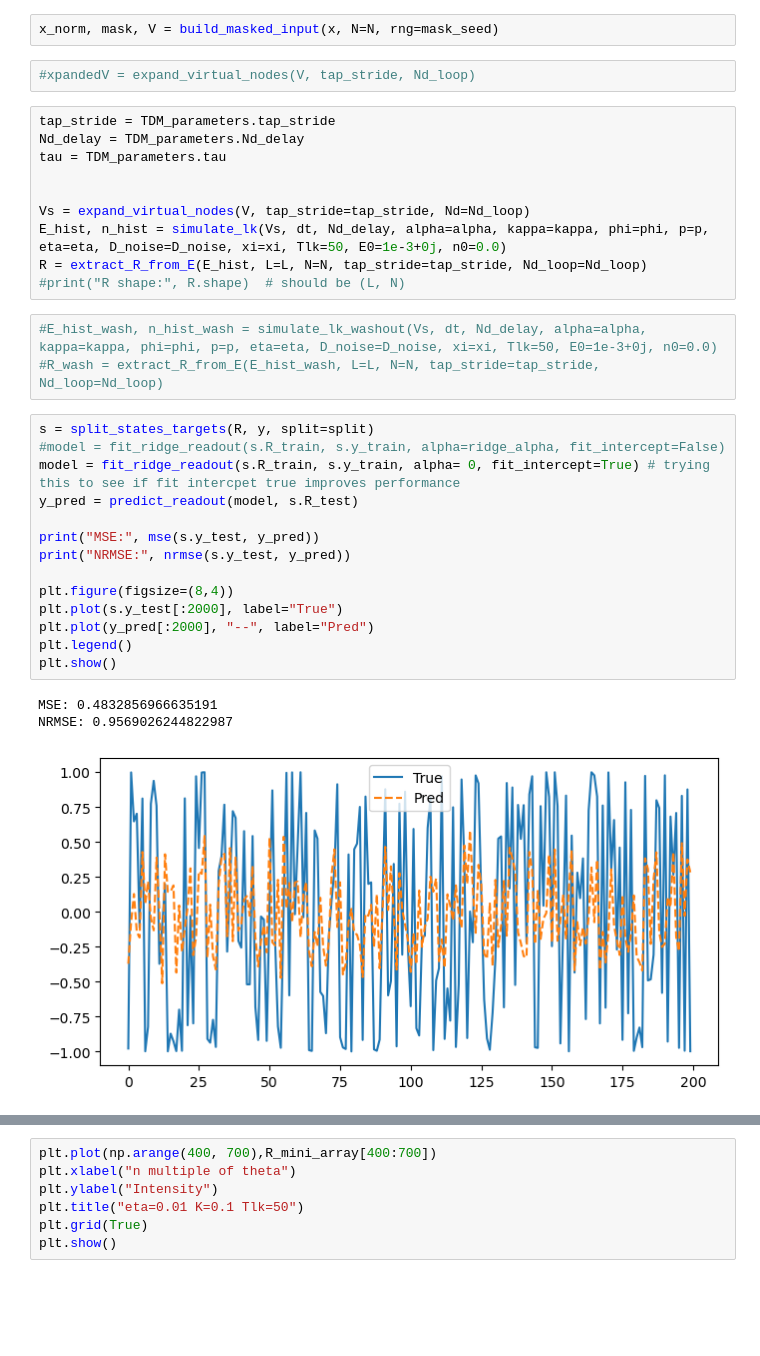
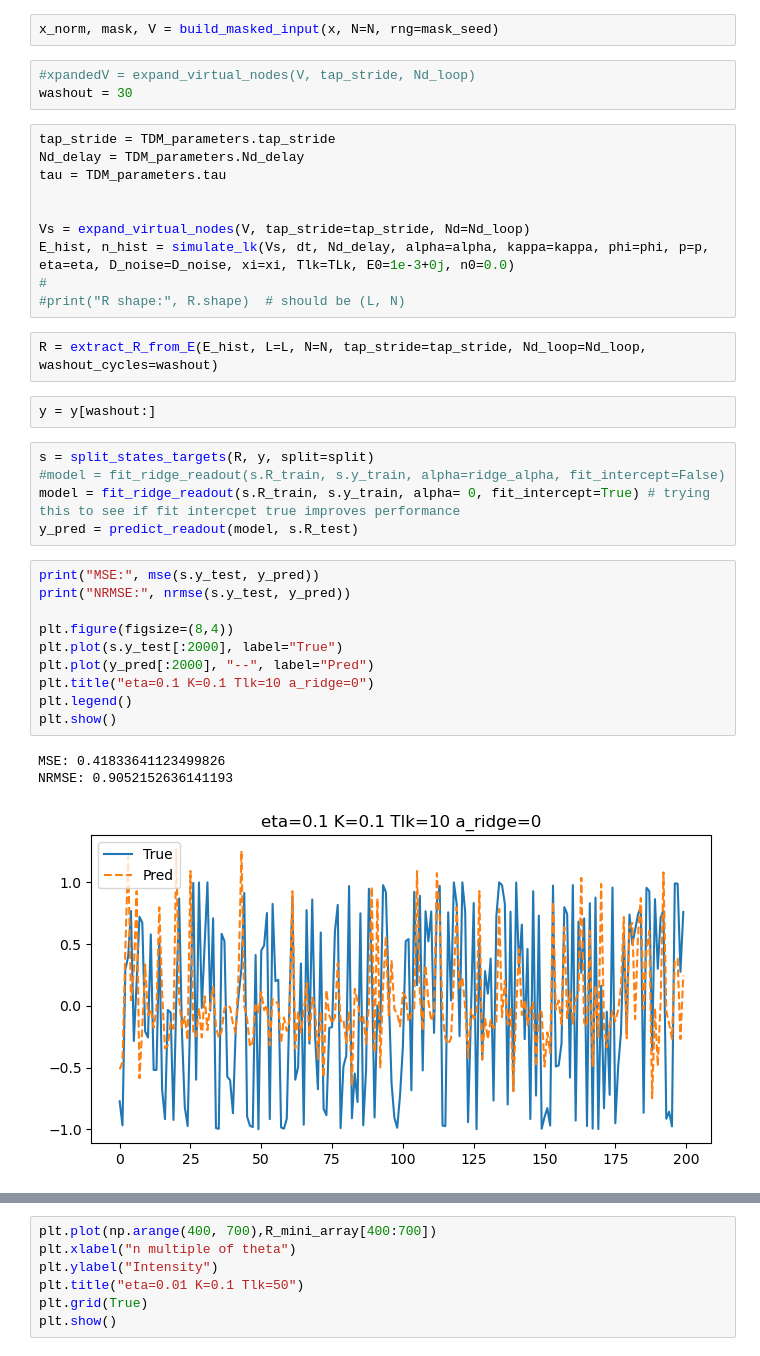
Before and after one commit to 1JAGs1/Training-Strategies-for-RC-photonic-systems, a Jupyter notebook: Notebooks_Experiments/LK_resevoir_W_feedback_2_usingSRC.ipynb, the cells around one changed output, grey strips where cells are left out. Cells and saved outputs as stored; diff of their text form; blank space fills up the shorter version.

```diff
--- a/Notebooks_Experiments/LK_resevoir_W_feedback_2_usingSRC.ipynb
+++ b/Notebooks_Experiments/LK_resevoir_W_feedback_2_usingSRC.ipynb
@@ -144,6 +57,7 @@ x, y = task.x, task.y
 x_norm, mask, V = build_masked_input(x, N=N, rng=mask_seed)
 # %%
 #xpandedV = expand_virtual_nodes(V, tap_stride, Nd_loop)
+washout = 30
 # %%
 tap_stride = TDM_parameters.tap_stride
 Nd_delay = TDM_parameters.Nd_delay
@@ -151,30 +65,32 @@ tau = TDM_parameters.tau
 
 
 Vs = expand_virtual_nodes(V, tap_stride=tap_stride, Nd=Nd_loop)
-E_hist, n_hist = simulate_lk(Vs, dt, Nd_delay, alpha=alpha, kappa=kappa, phi=phi, p=p, eta=eta, D_noise=D_noise, xi=xi, Tlk=50, E0=1e-3+0j, n0=0.0)
-R = extract_R_from_E(E_hist, L=L, N=N, tap_stride=tap_stride, Nd_loop=Nd_loop)
+E_hist, n_hist = simulate_lk(Vs, dt, Nd_delay, alpha=alpha, kappa=kappa, phi=phi, p=p, eta=eta, D_noise=D_noise, xi=xi, Tlk=TLk, E0=1e-3+0j, n0=0.0)
+#
 #print("R shape:", R.shape)  # should be (L, N)
+# %%
+R = extract_R_from_E(E_hist, L=L, N=N, tap_stride=tap_stride, Nd_loop=Nd_loop, washout_cycles=washout)
 # %%
-#E_hist_wash, n_hist_wash = simulate_lk_washout(Vs, dt, Nd_delay, alpha=alpha, kappa=kappa, phi=phi, p=p, eta=eta, D_noise=D_noise, xi=xi, Tlk=50, E0=1e-3+0j, n0=0.0)
-#R_wash = extract_R_from_E(E_hist_wash, L=L, N=N, tap_stride=tap_stride, Nd_loop=Nd_loop)
+y = y[washout:]
 # %%
 s = split_states_targets(R, y, split=split)
 #model = fit_ridge_readout(s.R_train, s.y_train, alpha=ridge_alpha, fit_intercept=False)
 model = fit_ridge_readout(s.R_train, s.y_train, alpha= 0, fit_intercept=True) # trying this to see if fit intercpet true improves performance
 y_pred = predict_readout(model, s.R_test)
-
-print("MSE:", mse(s.y_test, y_pred))
-print("NRMSE:", nrmse(s.y_test, y_pred))
-
-plt.figure(figsize=(8,4))
-plt.plot(s.y_test[:2000], label="True")
-plt.plot(y_pred[:2000], "--", label="Pred")
-plt.legend()
-plt.show()
-# %% [output]
-MSE: 0.4832856966635191
-NRMSE: 0.9569026244822987
-[figure, removed]
+# %%
+print("MSE:", mse(s.y_test, y_pred))
+print("NRMSE:", nrmse(s.y_test, y_pred))
+
+plt.figure(figsize=(8,4))
+plt.plot(s.y_test[:2000], label="True")
+plt.plot(y_pred[:2000], "--", label="Pred")
+plt.title("eta=0.1 K=0.1 Tlk=10 a_ridge=0")
+plt.legend()
+plt.show()
+# %% [output]
+MSE: 0.41833641123499826
+NRMSE: 0.9052152636141193
+[figure, added]
 # %%
 #N_of_thetas = 70*5
 N_of_thetas = 2000
```
Also changed, not shown: parts of 8 cells of this notebook, 13 other files.
